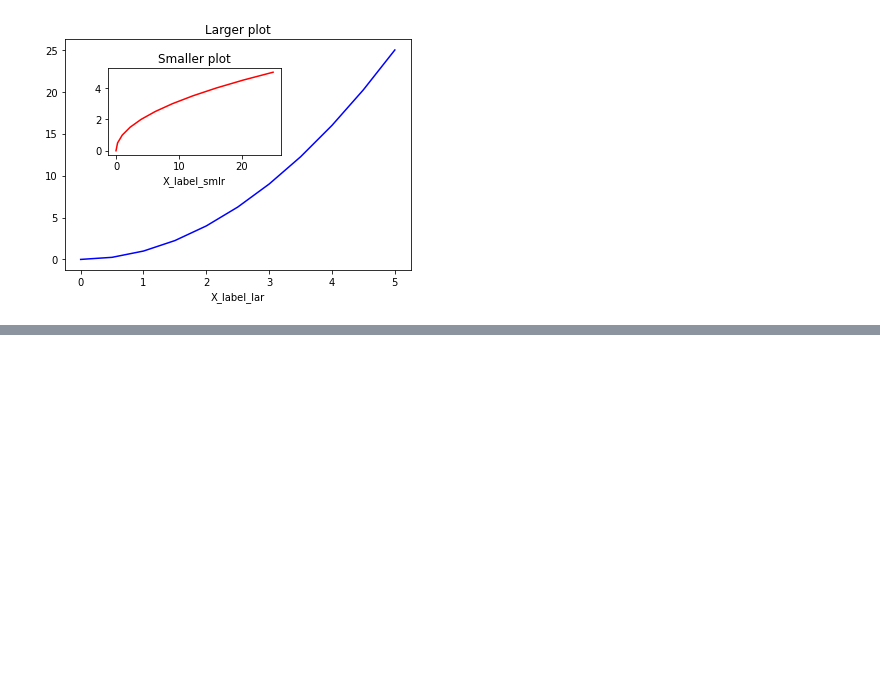
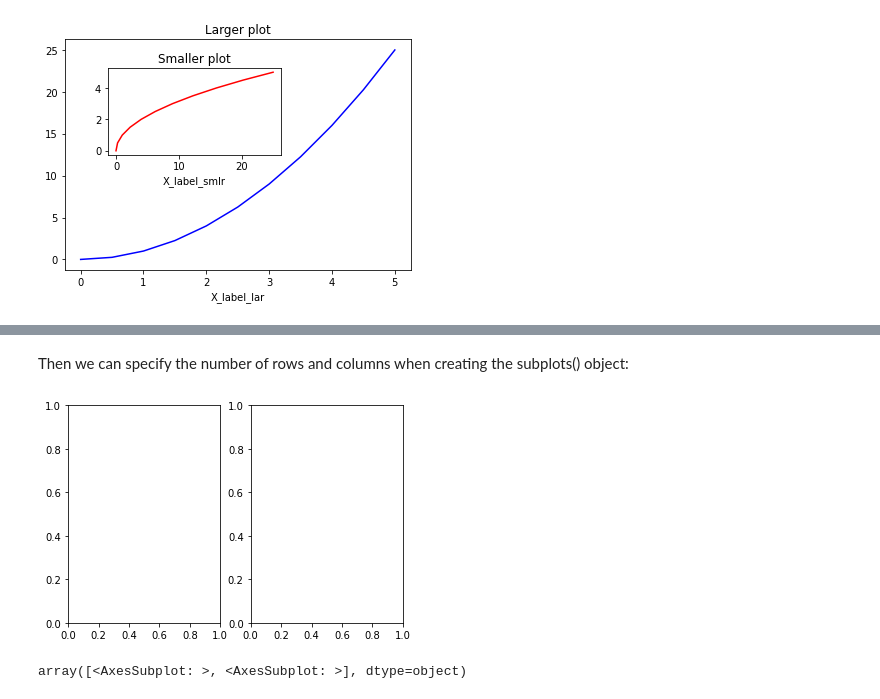
Before and after one commit to arpitbaheti2002/Data-Science-tutorials-Udemy, a Jupyter notebook: 05_Data-visualization-Matplotlib/01_Matplotlib-concepts.ipynb, the cells around one changed output, grey strips where cells are left out. Drawn from its saved outputs; the diff is of its cells as text; code cells hidden in the pictures; blank space fills up the shorter version.

```diff
--- a/05_Data-visualization-Matplotlib/01_Matplotlib-concepts.ipynb
+++ b/05_Data-visualization-Matplotlib/01_Matplotlib-concepts.ipynb
@@ -109,0 +126,11 @@ Text(0.5, 1.0, 'Smaller plot')
+# %% [markdown]
+Then we can specify the number of rows and columns when creating the subplots() object:
+# %%
+fig, axes = plt.subplots(nrows=1, ncols=2)
+# %% [output]
+[figure, added]
+# %%
+# Axes is an array of axes
+axes
+# %% [output]
+array([<AxesSubplot: >, <AxesSubplot: >], dtype=object)
```
Also changed, not shown: parts of 18 cells of this notebook, 2 other files.
